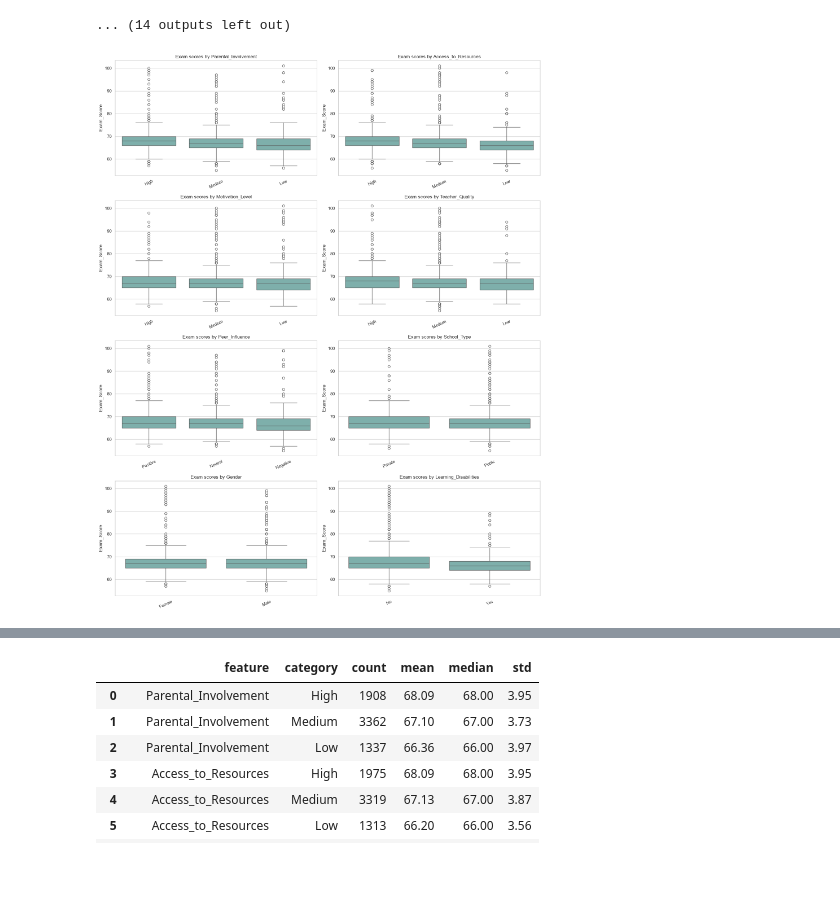
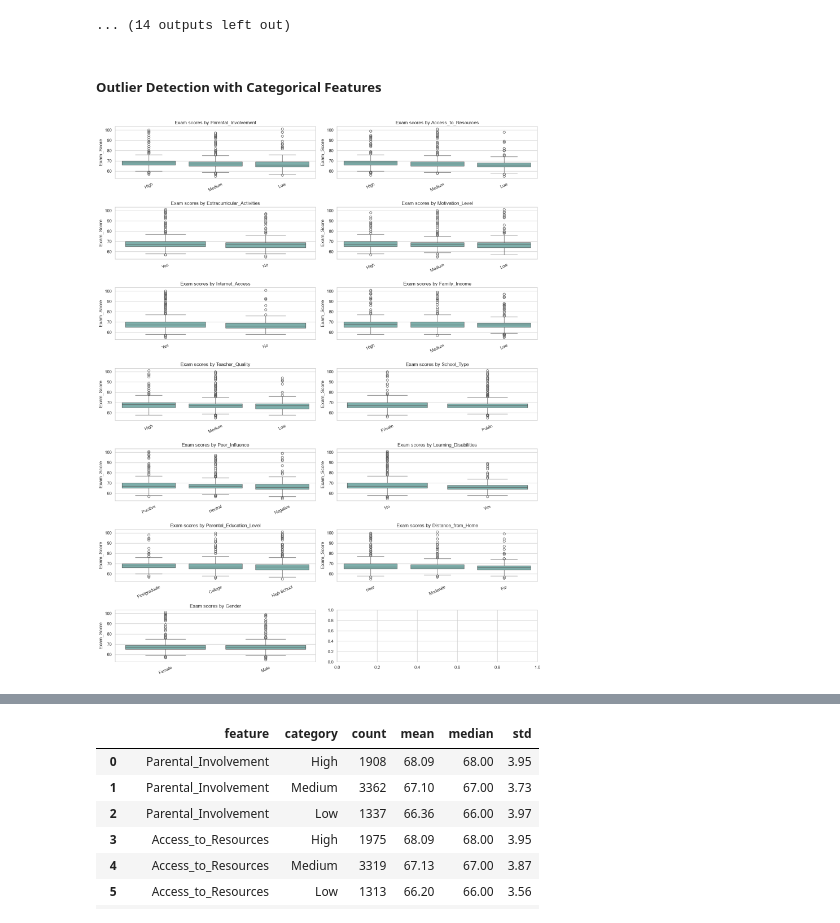
Before and after one commit to adamu-joseph/student-performance-indicator, a Jupyter notebook: notebook/EDA.ipynb, the cells around one changed output, grey strips where cells are left out. Saved outputs shown, nothing was run; the diff lists cells and outputs as text; code cells hidden in the pictures; blank space fills up the shorter version.

```diff
--- a/notebook/EDA.ipynb
+++ b/notebook/EDA.ipynb
@@ -229,27 +229,20 @@ Family_Income
 | Medium | 2666 | 40.35 |
 | High | 1269 | 19.21 |
 ... (14 outputs left out)
+# %% [markdown]
+##### Outlier Detection with Categorical Features
 # %%
-comparison_columns = [
-    "Parental_Involvement",
-    "Access_to_Resources",
-    "Motivation_Level",
-    "Teacher_Quality",
-    "Peer_Influence",
-    "School_Type",
-    "Gender",
-    "Learning_Disabilities",
-]
+comparison_columns = categorical_columns
 
-fig, axes = plt.subplots(4, 2, figsize=(16, 20))
+fig, axes = plt.subplots(7, 2, figsize=(16, 20))
 for axis, column in zip(axes.ravel(), comparison_columns, strict=False):
     order = df.groupby(column)[target].mean().sort_values(ascending=False).index
     sns.boxplot(data=df, x=column, y=target, order=order, ax=axis, color="#76b7b2")
     axis.set_title(f"Exam scores by {column}")
     axis.set_xlabel("")
     axis.tick_params(axis="x", rotation=25)
 
 plt.tight_layout()
 plt.show()
 # %% [output]
-[figure, old version]
+[figure, new version]
```
Also changed, not shown: parts of 3 cells of this notebook, 1 other file.
